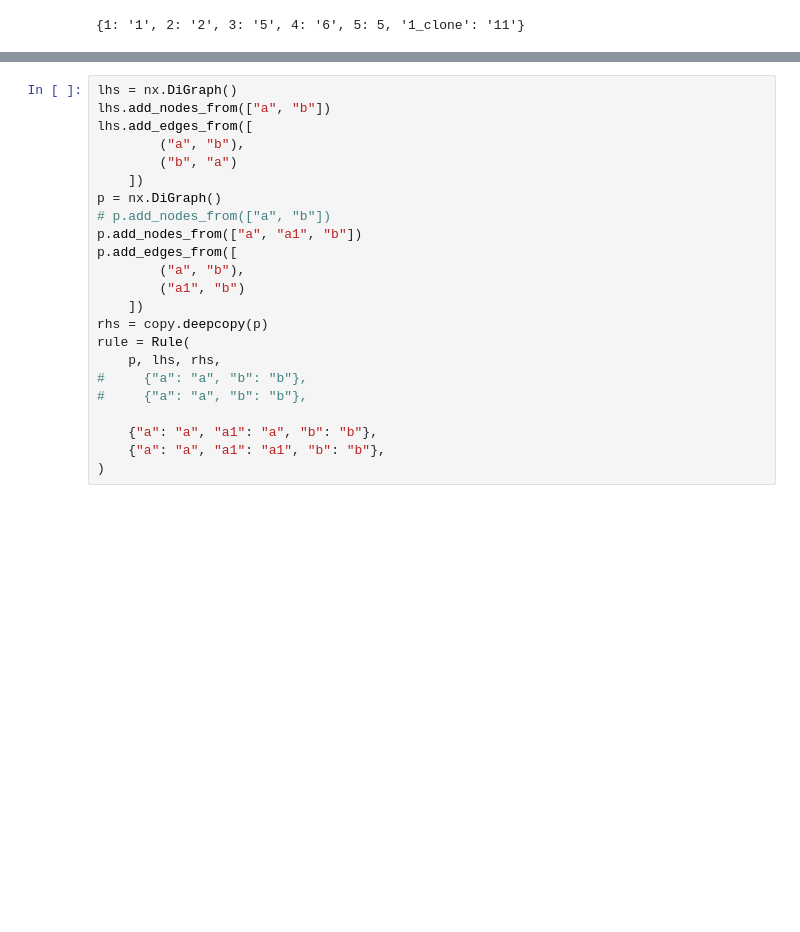
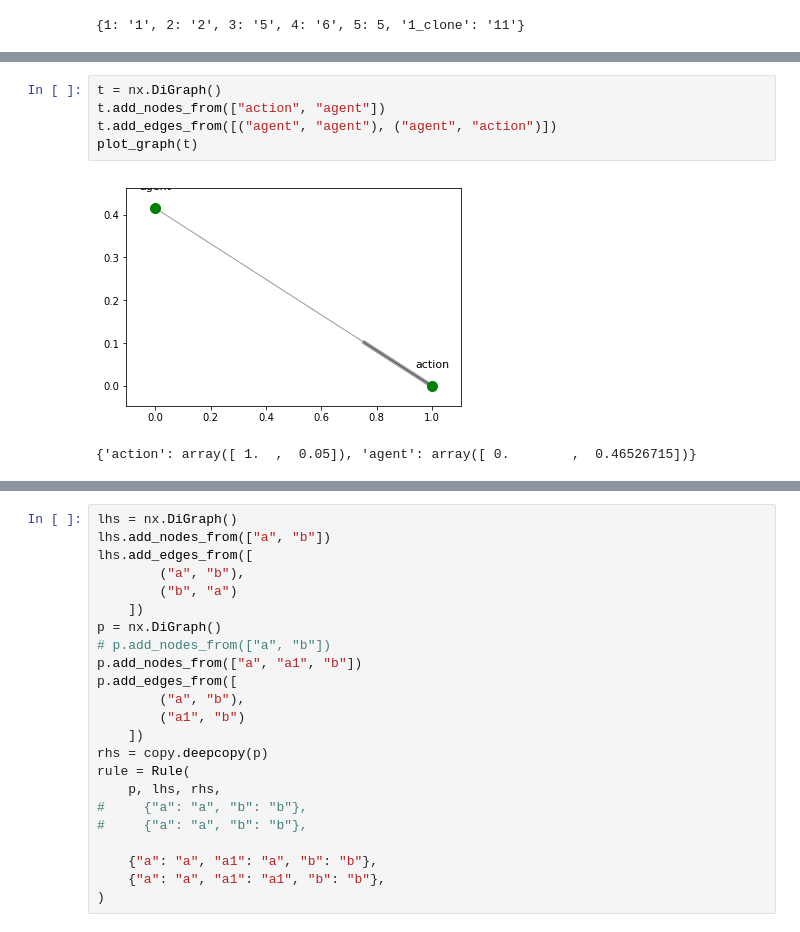
Before and after one commit to Kappa-Dev/ReGraph, a Jupyter notebook: examples/ReGraph_demo.ipynb, the cells around one changed output, grey strips where cells are left out. Saved outputs shown, nothing was run; the diff lists cells and outputs as text; blank space fills up the shorter version.

```diff
--- a/examples/ReGraph_demo.ipynb
+++ b/examples/ReGraph_demo.ipynb
@@ -123,0 +170,8 @@ new_pos = plot_graph(graph, parent_pos=positioning)
+# %%
+t = nx.DiGraph()
+t.add_nodes_from(["action", "agent"])
+t.add_edges_from([("agent", "agent"), ("agent", "action")])
+plot_graph(t)
+# %% [output]
+[figure, added]
+{'action': array([ 1.  ,  0.05]), 'agent': array([ 0.        ,  0.46526715])}
```
Also changed, not shown: parts of 47 cells of this notebook.
